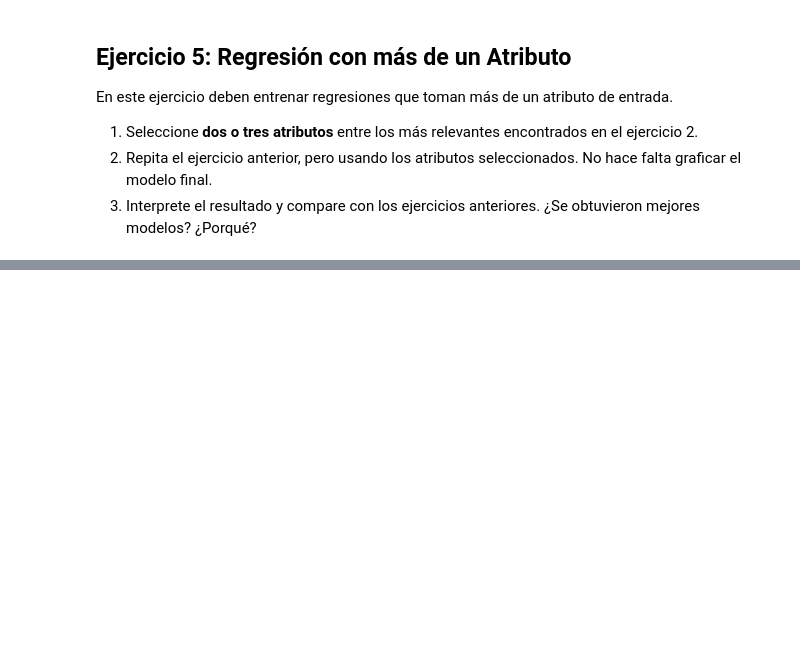
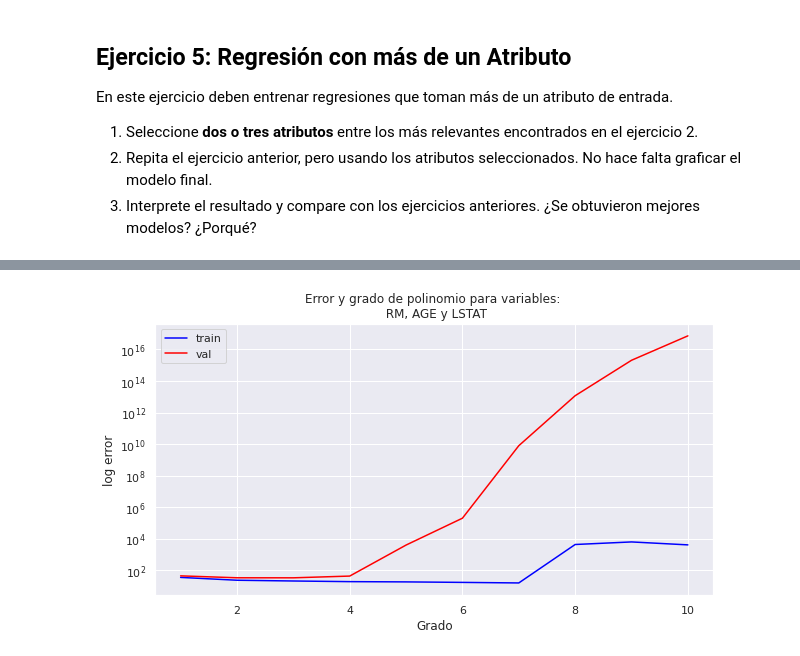
Before and after one commit to Grupo242022/Intro_AA, a Jupyter notebook: Rta_Lab1.ipynb, the cells around one changed output, grey strips where cells are left out. Saved outputs shown, nothing was run; the diff lists cells and outputs as text; code cells hidden in the pictures; blank space fills up the shorter version.

```diff
--- a/Rta_Lab1.ipynb
+++ b/Rta_Lab1.ipynb
@@ -483,0 +541,3 @@ En este ejercicio deben entrenar regresiones que toman más de un atributo de en
+# %%
+selector = (boston['feature_names'] == 'CRIM') | (boston['feature_names'] == 'AGE') | \
+                                                            (boston['feature_names'] == 'LSTAT')
@@ -483,0 +555,18 @@ En este ejercicio deben entrenar regresiones que toman más de un atributo de en
+# %%
+lista_errores=[]
+for degree in range (1,11):
+    pf = PolynomialFeatures(degree)
+    lr = LinearRegression(fit_intercept=False)  # el bias ya esta como feature
+    model = make_pipeline(pf, lr)
+    model.fit(X_train_fs, y_train);
+
+    # Predicción y evaluación.
+    y_train_pred = model.predict(X_train_fs)
+    y_test_pred = model.predict(X_test_fs)
+
+    # Calculo de errores
+    train_error = mean_squared_error(y_train, y_train_pred)
+    val_error = mean_squared_error(y_test, y_test_pred)
+    print(f"º Pol={degree} -->", f'Train_err={round(train_error,2)}',
+          f'Test_err={round(val_error,2)}')
+    lista_errores.append([degree, train_error,val_error ])
@@ -483,0 +584,13 @@ En este ejercicio deben entrenar regresiones que toman más de un atributo de en
+# %%
+lista_errores=np.array(lista_errores)
+plt.figure(figsize=(10,5))
+plt.plot(lista_errores[:,0], lista_errores[:,1], color="blue", label="train")
+plt.plot(lista_errores[:,0], lista_errores[:,2], color="red", label="val")
+plt.yscale('log')
+plt.xlabel("Grado")
+plt.ylabel("log error")
+plt.title('Error y grado de polinomio para variables: \n RM, AGE y LSTAT')
+plt.legend()
+plt.show()
+# %% [output]
+[figure, added]
```
Also changed, not shown: parts of 43 cells of this notebook.
